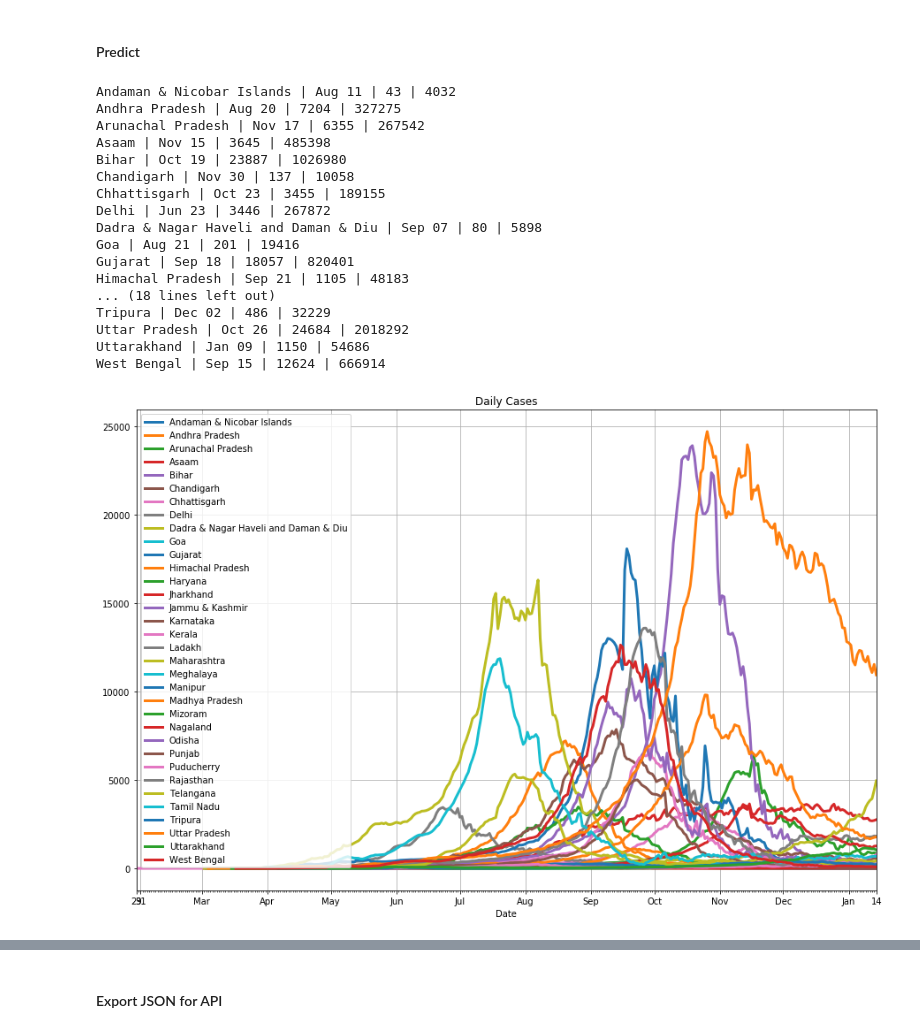
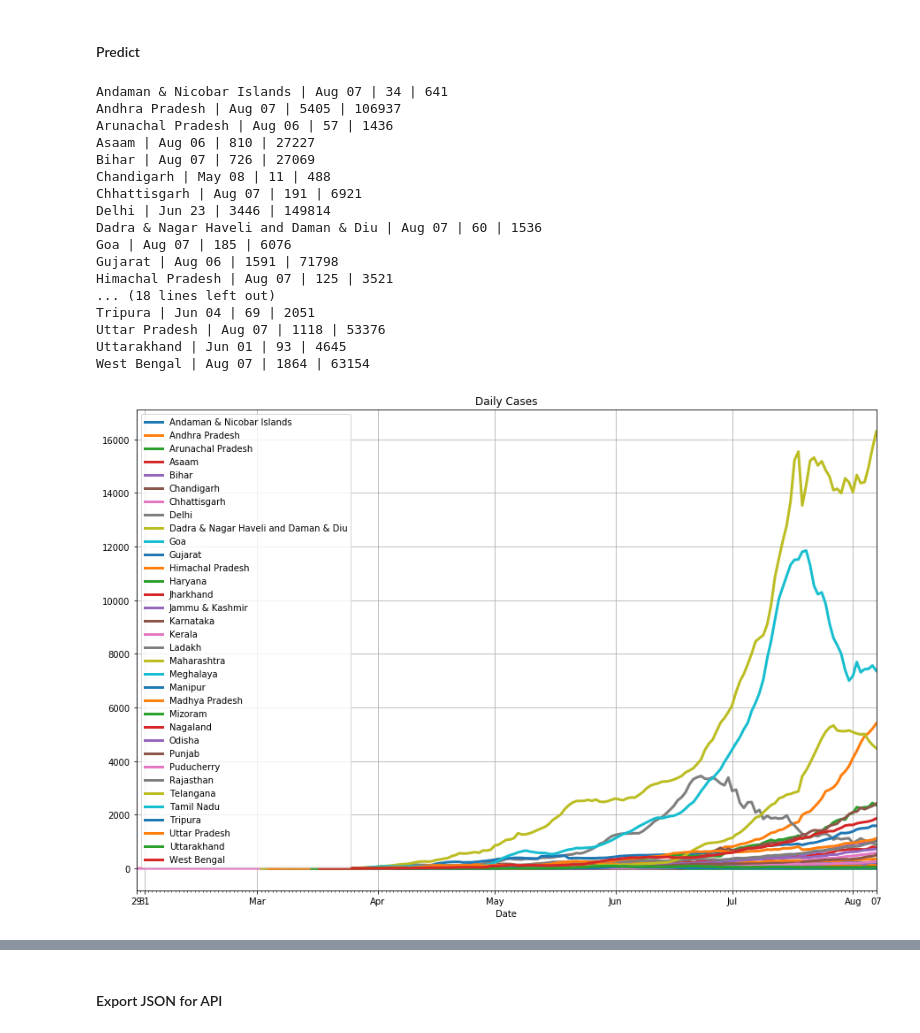
Before and after one commit to VICS-CORE/stats, a Jupyter notebook: 11_YudistirNet.ipynb, the cells around one changed output, grey strips where cells are left out. Cells and saved outputs as stored; diff of their text form; code cells hidden in the pictures.

Commit message:
Fixed a bug in peak table generator

```diff
--- a/11_YudistirNet.ipynb
+++ b/11_YudistirNet.ipynb
@@ -540,10 +540,13 @@ def expand(df):
     df = df.drop(columns=['date'])
     return df.reindex(idx, method='pad').reset_index().rename(columns={'index':'date'})
 # %%
-n_days = 200 # number of days for prediction
-agg_days = n_days + 60 # number of days for plotting agg curve i.e. prediction + actual data
+n_days = 40 # number of days for prediction
+if not n_days%OP_SEQ_LEN == 0:
+    raise
 
+agg_days = n_days # number of days for plotting agg curve i.e. prediction + actual data
 states_agg = np.zeros(agg_days)
+
 ax = None
 api = {}
 for state in STT_INFO:
@@ -579,8 +582,7 @@ for state in STT_INFO:
     orig_df = orig_df.append(fut_df, ignore_index=True, sort=False)
     orig_df[sn] = orig_df['actual'].fillna(0) + orig_df['predicted'].fillna(0)
     orig_df['total'] = orig_df[sn].cumsum()
-
-    states_agg += orig_df[sn][-agg_days:]
+    states_agg += np.array(orig_df[sn][-agg_days:].fillna(0))
 
     # generate date col for orig_df from state_df
     start_date = state_df['date'].iloc[0]
@@ -588,7 +590,7 @@ for state in STT_INFO:
 #     if orig_df[sn].max() < 10000: # or orig_df[sn].max() < 5000:
 #         continue
 
-    # print state, cumulative, peak
+    # print state, peak date, peak daily cases, cumulative since beginning
     peak = orig_df.loc[orig_df[sn].idxmax()]
     print(sn, "|", peak['Date'].strftime("%b %d"), "|", int(peak[sn]), "|", int(orig_df['total'].iloc[-1]))
 
@@ -596,9 +598,6 @@ for state in STT_INFO:
     orig_df['deceased_daily'] = orig_df[sn] * 0.028
     orig_df['recovered_daily'] = orig_df[sn].shift(14, fill_value=0) - orig_df['deceased_daily'].shift(7, fill_value=0)
     orig_df['active_daily'] = orig_df[sn] - orig_df['recovered_daily'] - orig_df['deceased_daily']
-#     orig_df['deceased_total'] = orig_df['deceased_daily'].cumsum()
-#     orig_df['recovered_total'] = orig_df['recovered_daily'].cumsum()
-#     orig_df['active_total'] = orig_df['active_daily'].cumsum()
 
     api[state] = {}
     for idx, row in orig_df[-n_days:].iterrows():
@@ -609,13 +608,7 @@ for state in STT_INFO:
                 "deceased": int(row['deceased_daily']),
                 "recovered": int(row['recovered_daily']),
                 "active": int(row['active_daily'])
-            },
-#             "total": {
-#                 "confirmed": int(row['total']),
-#                 "deceased": int(row['deceased_total']),
-#                 "recovered": int(row['recovered_total']),
-#                 "active": int(row['active_total'])
-#             }
+            }
         }
 
     # plot state chart
@@ -631,58 +624,58 @@ for state in STT_INFO:
     mn_l = DayLocator()
     ax.xaxis.set_minor_locator(mn_l)
     mj_l = AutoDateLocator()
     mj_f = ConciseDateFormatter(mj_l, show_offset=False)
     ax.xaxis.set_major_formatter(mj_f)
 
 # plot aggregate chart
 cum_df = pd.DataFrame({
     'states_agg': states_agg
 })
 last_date = orig_df['Date'].iloc[-1].to_pydatetime()
 start_date = last_date - dt.timedelta(days=agg_days)
 cum_df['Date'] = pd.to_datetime([(start_date + dt.timedelta(days=i)).strftime("%Y-%m-%d") for i in range(len(cum_df))])
 ax = cum_df.plot(
     x='Date',
     y=['states_agg'],
     title='Aggregate daily cases',
     figsize=(15,10),
     grid=True,
     lw=3
 )
 mn_l = DayLocator()
 ax.xaxis.set_minor_locator(mn_l)
 mj_l = AutoDateLocator()
 mj_f = ConciseDateFormatter(mj_l, show_offset=False)
 ax.xaxis.set_major_formatter(mj_f)
 
 # plot peak in agg
-peakx = 171
-peak = cum_df.iloc[peakx]
-peak_desc = peak['Date'].strftime("%d-%b") + "\n" + str(int(peak['states_agg']))
-_ = ax.annotate(
-    peak_desc,
-    xy=(peak['Date'] + dt.timedelta(days=1), peak['states_agg']),
-    xytext=(peak['Date'] + dt.timedelta(days=45), peak['states_agg'] * .9),
-    arrowprops={},
-    bbox={'facecolor':'white'}
-)
-_ = ax.axvline(x=peak['Date'], linewidth=1, color='r')
+# peakx = 171
+# peak = cum_df.iloc[peakx]
+# peak_desc = peak['Date'].strftime("%d-%b") + "\n" + str(int(peak['states_agg']))
+# _ = ax.annotate(
+#     peak_desc,
+#     xy=(peak['Date'] + dt.timedelta(days=1), peak['states_agg']),
+#     xytext=(peak['Date'] + dt.timedelta(days=45), peak['states_agg'] * .9),
+#     arrowprops={},
+#     bbox={'facecolor':'white'}
+# )
+# _ = ax.axvline(x=peak['Date'], linewidth=1, color='r')
 # %% [output]
-Andaman & Nicobar Islands | Aug 11 | 43 | 4032
-Andhra Pradesh | Aug 20 | 7204 | 327275
-Arunachal Pradesh | Nov 17 | 6355 | 267542
-Asaam | Nov 15 | 3645 | 485398
-Bihar | Oct 19 | 23887 | 1026980
-Chandigarh | Nov 30 | 137 | 10058
-Chhattisgarh | Oct 23 | 3455 | 189155
-Delhi | Jun 23 | 3446 | 267872
-Dadra & Nagar Haveli and Daman & Diu | Sep 07 | 80 | 5898
-Goa | Aug 21 | 201 | 19416
-Gujarat | Sep 18 | 18057 | 820401
-Himachal Pradesh | Sep 21 | 1105 | 48183
+Andaman & Nicobar Islands | Aug 07 | 34 | 641
+Andhra Pradesh | Aug 07 | 5405 | 106937
+Arunachal Pradesh | Aug 06 | 57 | 1436
+Asaam | Aug 06 | 810 | 27227
+Bihar | Aug 07 | 726 | 27069
+Chandigarh | May 08 | 11 | 488
+Chhattisgarh | Aug 07 | 191 | 6921
+Delhi | Jun 23 | 3446 | 149814
+Dadra & Nagar Haveli and Daman & Diu | Aug 07 | 60 | 1536
+Goa | Aug 07 | 185 | 6076
+Gujarat | Aug 06 | 1591 | 71798
+Himachal Pradesh | Aug 07 | 125 | 3521
 ... (18 lines left out)
-Tripura | Dec 02 | 486 | 32229
-Uttar Pradesh | Oct 26 | 24684 | 2018292
-Uttarakhand | Jan 09 | 1150 | 54686
-West Bengal | Sep 15 | 12624 | 666914
+Tripura | Jun 04 | 69 | 2051
+Uttar Pradesh | Aug 07 | 1118 | 53376
+Uttarakhand | Jun 01 | 93 | 4645
+West Bengal | Aug 07 | 1864 | 63154
-[figure, old version]
+[figure, new version]
```
Also changed, not shown: parts of 1 cell of this notebook.
